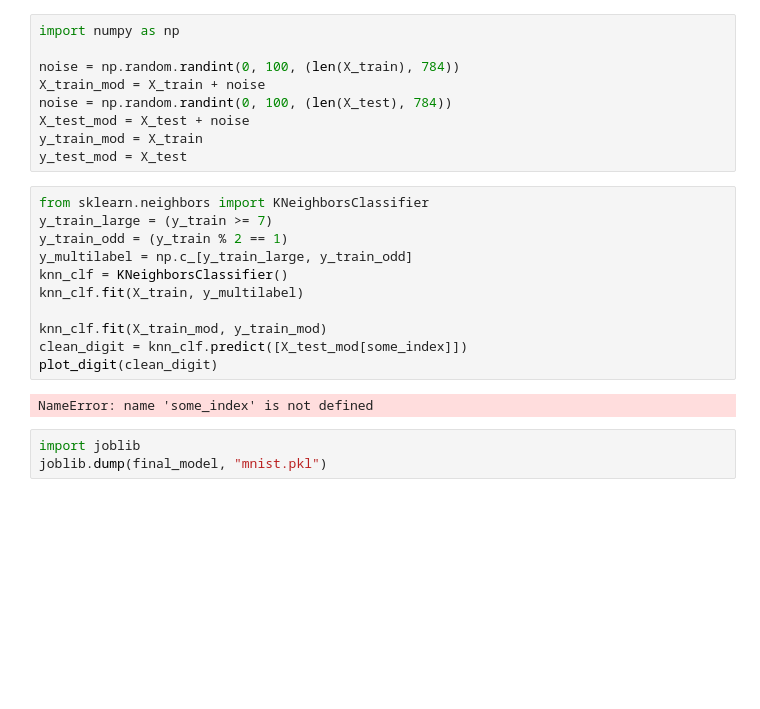
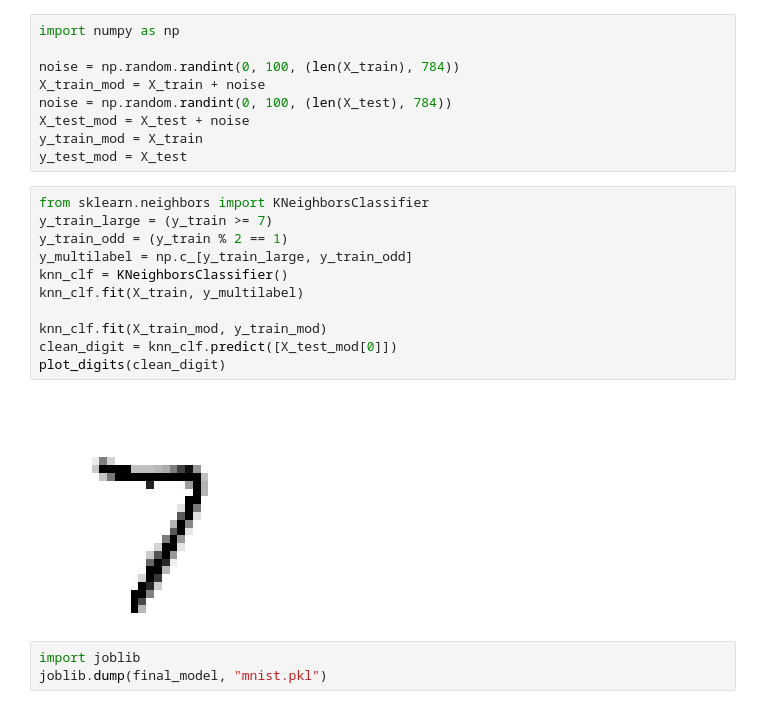
Before and after one commit to kurumbus/machine-learning-tutorials, a Jupyter notebook: Mnist.ipynb, the cells around one changed output. Drawn from its saved outputs; the diff is of its cells as text; blank space fills up the shorter version.

Commit message:
add mnist

```diff
--- a/Mnist.ipynb
+++ b/Mnist.ipynb
@@ -280,19 +280,19 @@ noise = np.random.randint(0, 100, (len(X_test), 784))
 X_test_mod = X_test + noise
 y_train_mod = X_train
 y_test_mod = X_test
-# %%
-from sklearn.neighbors import KNeighborsClassifier
-y_train_large = (y_train >= 7)
-y_train_odd = (y_train % 2 == 1)
-y_multilabel = np.c_[y_train_large, y_train_odd]
-knn_clf = KNeighborsClassifier()
-knn_clf.fit(X_train, y_multilabel)
-
-knn_clf.fit(X_train_mod, y_train_mod)
-clean_digit = knn_clf.predict([X_test_mod[some_index]])
-plot_digit(clean_digit)
-# %% [output]
-NameError: name 'some_index' is not defined
-# %%
-import joblib
-joblib.dump(final_model, "mnist.pkl")
+# %%
+from sklearn.neighbors import KNeighborsClassifier
+y_train_large = (y_train >= 7)
+y_train_odd = (y_train % 2 == 1)
+y_multilabel = np.c_[y_train_large, y_train_odd]
+knn_clf = KNeighborsClassifier()
+knn_clf.fit(X_train, y_multilabel)
+
+knn_clf.fit(X_train_mod, y_train_mod)
+clean_digit = knn_clf.predict([X_test_mod[0]])
+plot_digits(clean_digit)
+# %% [output]
+[figure, added]
+# %%
+import joblib
+joblib.dump(final_model, "mnist.pkl")
```
